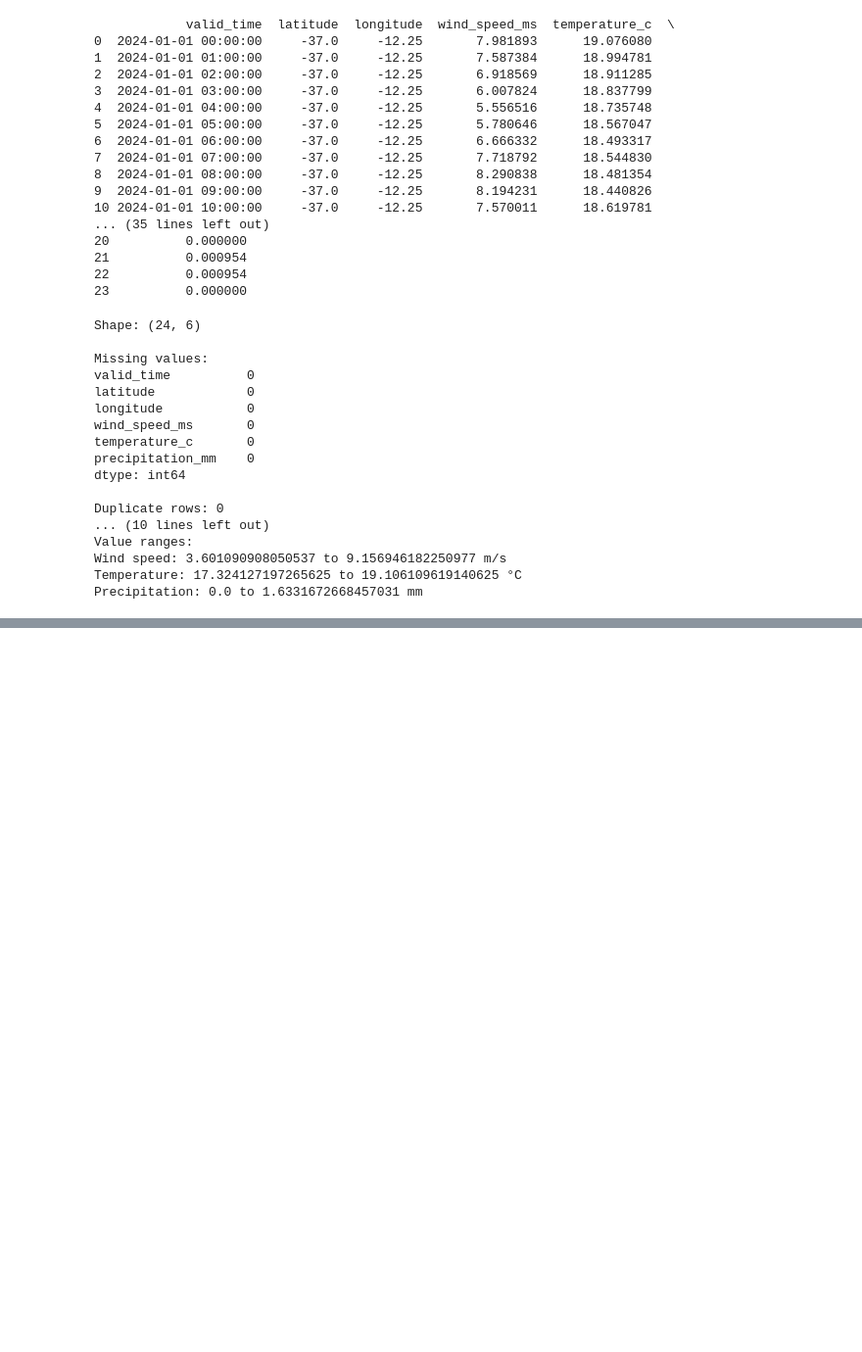
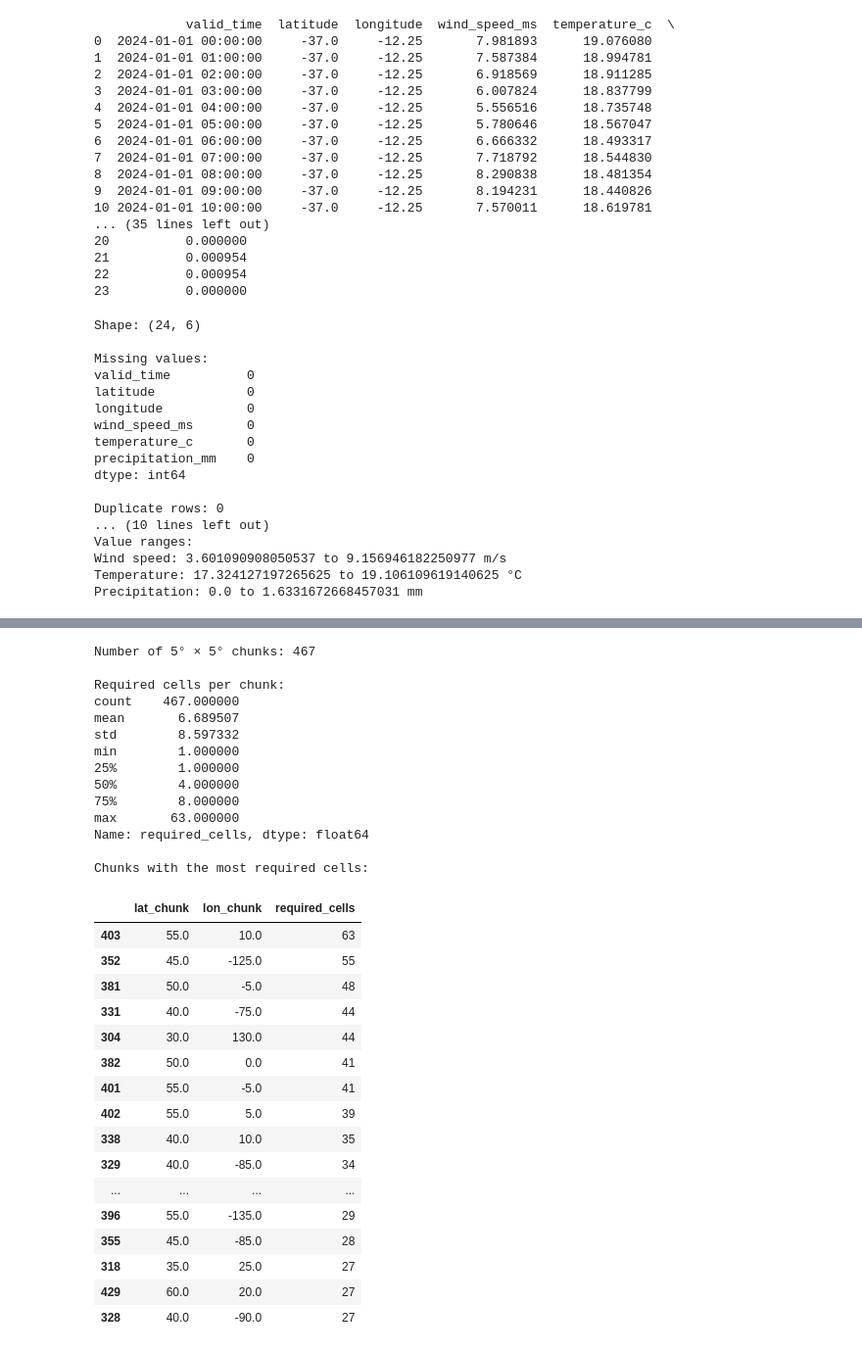
Before and after one commit to Suprabhat4970/MarineGuard-AI, a Jupyter notebook: ml/Weather_Forecasting_Model.ipynb, the cells around one changed output, grey strips where cells are left out. Shown at 98% size. Cells and saved outputs as stored; diff of their text form; code cells hidden in the pictures; blank space fills up the shorter version.

```diff
--- a/ml/Weather_Forecasting_Model.ipynb
+++ b/ml/Weather_Forecasting_Model.ipynb
@@ -2044,0 +2087,24 @@ Precipitation: 0.0 to 1.6331672668457031 mm
+# %%
+era5_5deg = era5_download_list.copy()
+
+era5_5deg["lat_chunk"] = (
+    np.floor(era5_5deg["era5_lat"] / 5) * 5
+)
+
+era5_5deg["lon_chunk"] = (
+    np.floor(era5_5deg["era5_lon"] / 5) * 5
+)
+
+chunks_5deg = (
+    era5_5deg[
+        ["lat_chunk", "lon_chunk"]
+    ]
+    .drop_duplicates()
+    .sort_values(["lat_chunk", "lon_chunk"])
+    .reset_index(drop=True)
+)
+
+print("Required ERA5 cells:", len(era5_download_list))
+print("5° × 5° chunks:", len(chunks_5deg))
+
+display(chunks_5deg.head(20))
@@ -2044,0 +2210,51 @@ Precipitation: 0.0 to 1.6331672668457031 mm
+# %%
+cells_per_5deg_chunk = (
+    era5_5deg
+    .groupby(["lat_chunk", "lon_chunk"])
+    .size()
+    .reset_index(name="required_cells")
+)
+
+print("Number of 5° × 5° chunks:", len(cells_per_5deg_chunk))
+
+print("\nRequired cells per chunk:")
+print(cells_per_5deg_chunk["required_cells"].describe())
+
+print("\nChunks with the most required cells:")
+display(
+    cells_per_5deg_chunk
+    .sort_values("required_cells", ascending=False)
+    .head(20)
+)
+# %% [output]
+Number of 5° × 5° chunks: 467
+
+Required cells per chunk:
+count    467.000000
+mean       6.689507
+std        8.597332
+min        1.000000
+25%        1.000000
+50%        4.000000
+75%        8.000000
+max       63.000000
+Name: required_cells, dtype: float64
+
+Chunks with the most required cells:
+|  | lat_chunk | lon_chunk | required_cells |
+| 403 | 55.0 | 10.0 | 63 |
+| 352 | 45.0 | -125.0 | 55 |
+| 381 | 50.0 | -5.0 | 48 |
+| 331 | 40.0 | -75.0 | 44 |
+| 304 | 30.0 | 130.0 | 44 |
+| 382 | 50.0 | 0.0 | 41 |
+| 401 | 55.0 | -5.0 | 41 |
+| 402 | 55.0 | 5.0 | 39 |
+| 338 | 40.0 | 10.0 | 35 |
+| 329 | 40.0 | -85.0 | 34 |
+| ... | ... | ... | ... |
+| 396 | 55.0 | -135.0 | 29 |
+| 355 | 45.0 | -85.0 | 28 |
+| 318 | 35.0 | 25.0 | 27 |
+| 429 | 60.0 | 20.0 | 27 |
+| 328 | 40.0 | -90.0 | 27 |
```
Also changed, not shown: parts of 10 cells of this notebook.
